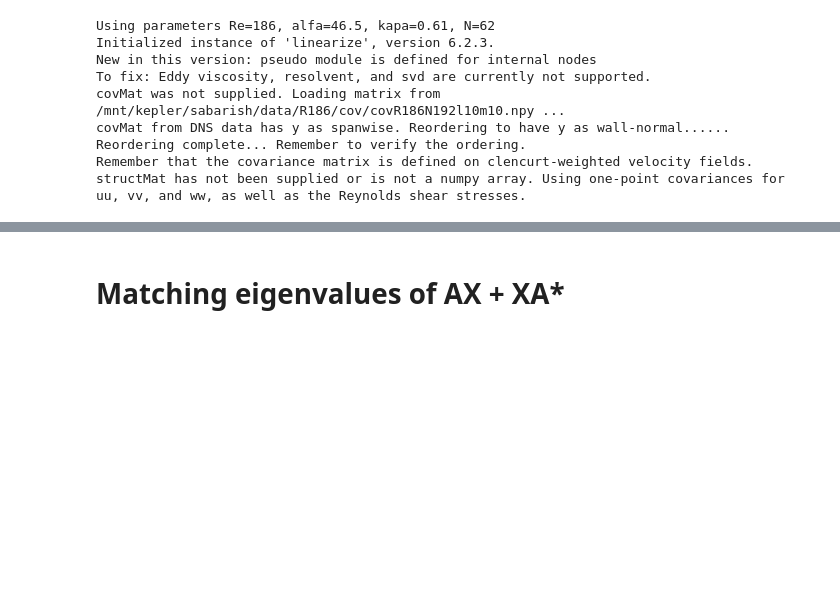
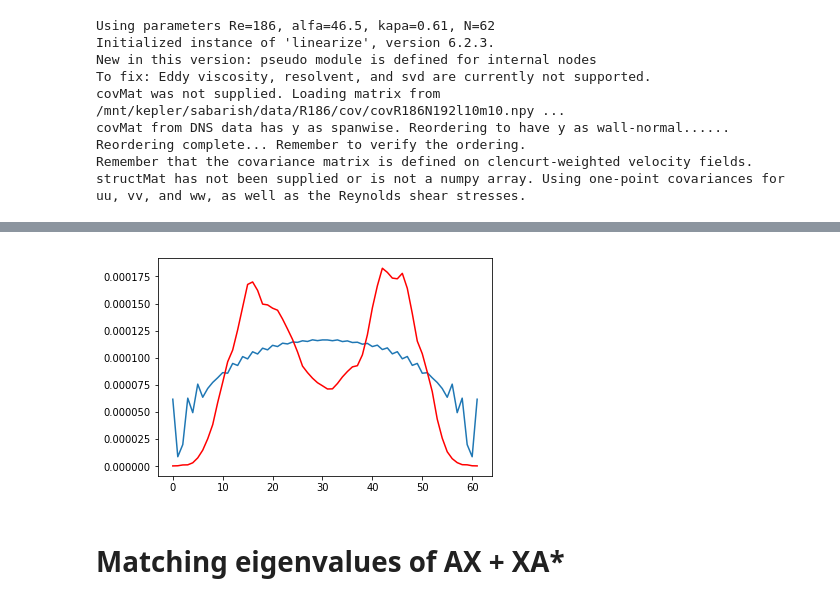
Before and after one commit to saba-vadarevu/Linear-Coherent-Structures-in-Channel-flows, a Jupyter notebook: library/statisticCompletion.ipynb, the cells around one changed output, grey strips where cells are left out. Saved outputs shown, nothing was run; the diff lists cells and outputs as text; code cells hidden in the pictures; blank space fills up the shorter version.

```diff
--- a/library/statisticCompletion.ipynb
+++ b/library/statisticCompletion.ipynb
@@ -175,3 +232,14 @@ cov_uu = Phi_unweighted[:N,:N]
+# %%
+PhiDNS = statInst.covMat
+XDNS = B @ PhiDNS @ B.conj().T
+XCC = Xout
+
+np.linalg.norm( np.diag(XDNS[:N,:N]) - np.diag(XCC[:N,:N]))
+plt.plot(np.diag(XCC[:N,:N]))
+plt.plot(np.diag(XDNS[:N,:N]),'r')
+plt.show()
+# %% [output]
+[figure, added]
 # %%
 with h5py.File('../outStatsR186N62a00b06.hdf5','r') as inFile:
     pass
```
Also changed, not shown: parts of 8 cells of this notebook, 9 other files.
